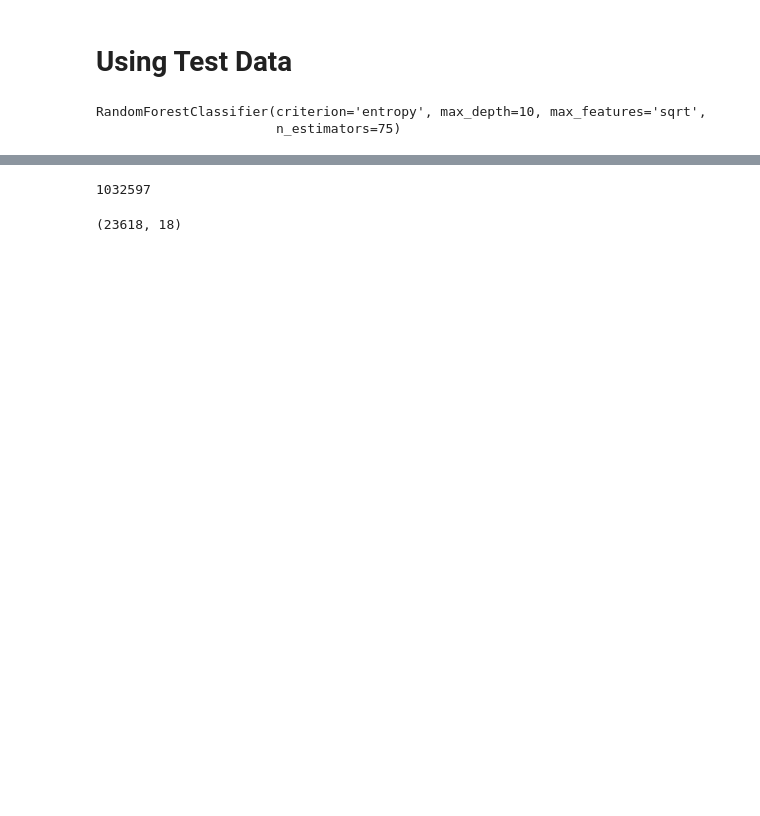
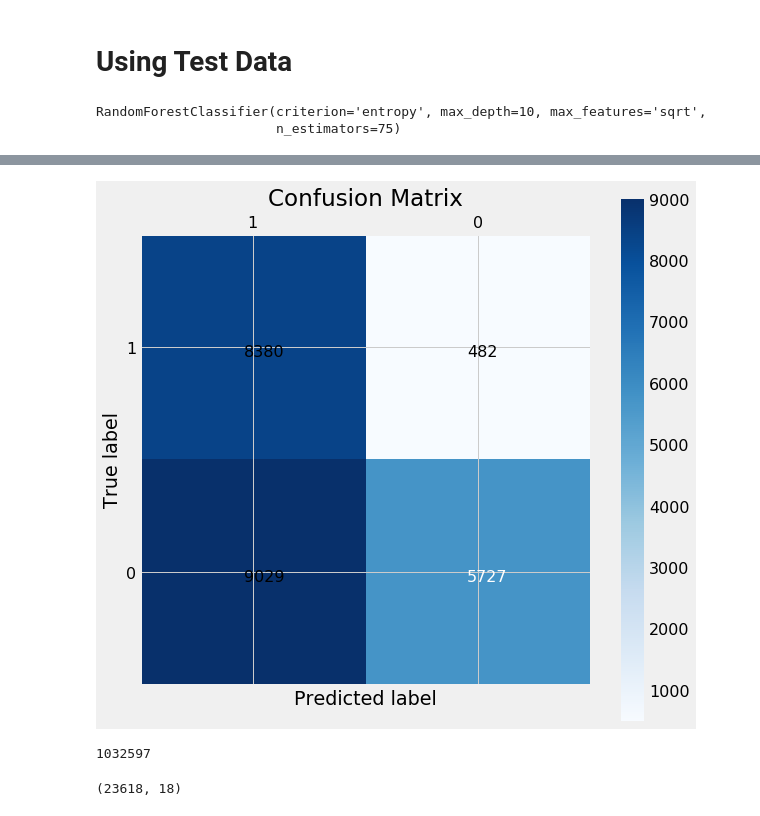
Before and after one commit to rcohngru/hotel-cancellations, a Jupyter notebook: src/notebooks/Part 1 Results.ipynb, the cells around one changed output, grey strips where cells are left out. Drawn from its saved outputs; the diff is of its cells as text; code cells hidden in the pictures; blank space fills up the shorter version.

```diff
--- a/src/notebooks/Part 1 Results.ipynb
+++ b/src/notebooks/Part 1 Results.ipynb
@@ -337,3 +356,29 @@ plt.show()
+# %%
+
+from sklearn.metrics import confusion_matrix
+
+labels = ['1', '0']
+
+plt.rcParams['xtick.bottom'] = plt.rcParams['xtick.labelbottom'] = True
+plt.rcParams['xtick.top'] = plt.rcParams['xtick.labeltop'] = False
+
+[[tn, fp], [fn, tp]] = confusion_matrix(y_test, (y_proba[:, 1] > 0.2) * 1)
+fig = plt.figure(figsize=(9, 9))
+ax = fig.add_subplot(111)
+cax = ax.matshow([[tp, fn], [fp, tn]], cmap='Blues')
+plt.title('Confusion Matrix')
+fig.colorbar(cax)
+ax.set_xticklabels([''] + labels)
+ax.set_yticklabels([''] + labels)
+plt.xlabel('Predicted label')
+plt.ylabel('True label')
+plt.text(-0.04, 0.04, tp, color='black')
+plt.text(-0.04, 1.04, fp, color='black')
+plt.text(0.95, 0.04, fn, color='black')
+plt.text(0.95, 1.04, tn, color='white')
+plt.show()
+# %% [output]
+[figure, added]
 # %%
 calc_profit(y_test, (y_proba[:, 1] > 0.81) * 1)
 # %% [output]
```
Also changed, not shown: parts of 4 cells of this notebook, 1 other file.
